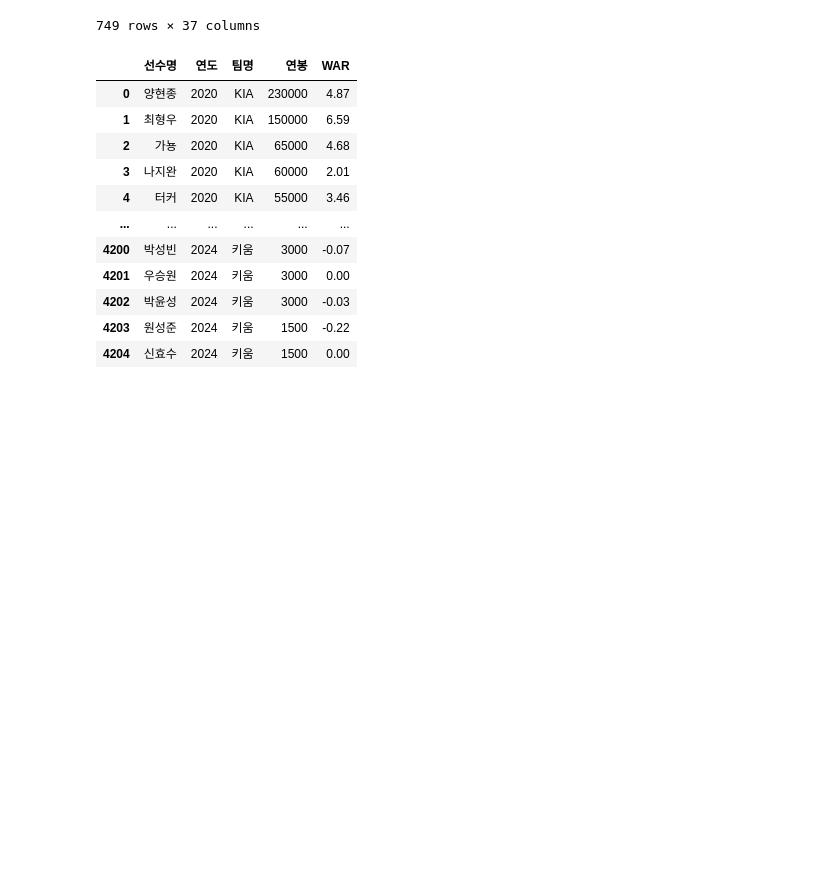
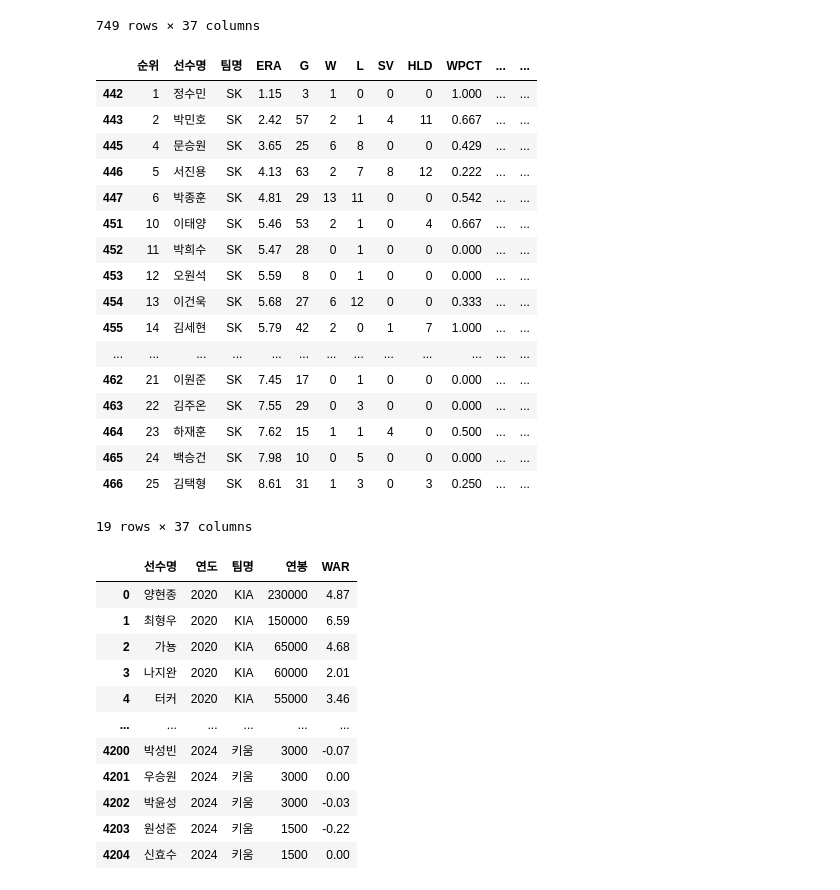
Before and after one commit to jayiuk/mid_project, a Jupyter notebook: get_data.ipynb, the cells around one changed output. Saved outputs shown, nothing was run; the diff lists cells and outputs as text; code cells hidden in the pictures; blank space fills up the shorter version.

```diff
--- a/get_data.ipynb
+++ b/get_data.ipynb
@@ -196,6 +214,28 @@ df_current_salary
 | 1241 | 20 | 박종훈 | SSG | 6.19 | 18 | 2 | 6 | 0 | 0 | 0.250 | ... | ... |
 | 1242 | 21 | 조성훈 | SSG | 6.43 | 2 | 0 | 1 | 0 | 0 | 0.000 | ... | ... |
 749 rows × 37 columns
+# %%
+df_current_salary_sk = df_current_salary.query('팀명 == "SK"')
+df_current_salary_sk
+# %% [output]
+|  | 순위 | 선수명 | 팀명 | ERA | G | W | L | SV | HLD | WPCT | ... | ... |
+| 442 | 1 | 정수민 | SK | 1.15 | 3 | 1 | 0 | 0 | 0 | 1.000 | ... | ... |
+| 443 | 2 | 박민호 | SK | 2.42 | 57 | 2 | 1 | 4 | 11 | 0.667 | ... | ... |
+| 445 | 4 | 문승원 | SK | 3.65 | 25 | 6 | 8 | 0 | 0 | 0.429 | ... | ... |
+| 446 | 5 | 서진용 | SK | 4.13 | 63 | 2 | 7 | 8 | 12 | 0.222 | ... | ... |
+| 447 | 6 | 박종훈 | SK | 4.81 | 29 | 13 | 11 | 0 | 0 | 0.542 | ... | ... |
+| 451 | 10 | 이태양 | SK | 5.46 | 53 | 2 | 1 | 0 | 4 | 0.667 | ... | ... |
+| 452 | 11 | 박희수 | SK | 5.47 | 28 | 0 | 1 | 0 | 0 | 0.000 | ... | ... |
+| 453 | 12 | 오원석 | SK | 5.59 | 8 | 0 | 1 | 0 | 0 | 0.000 | ... | ... |
+| 454 | 13 | 이건욱 | SK | 5.68 | 27 | 6 | 12 | 0 | 0 | 0.333 | ... | ... |
+| 455 | 14 | 김세현 | SK | 5.79 | 42 | 2 | 0 | 1 | 7 | 1.000 | ... | ... |
+| ... | ... | ... | ... | ... | ... | ... | ... | ... | ... | ... | ... | ... |
+| 462 | 21 | 이원준 | SK | 7.45 | 17 | 0 | 1 | 0 | 0 | 0.000 | ... | ... |
+| 463 | 22 | 김주온 | SK | 7.55 | 29 | 0 | 3 | 0 | 0 | 0.000 | ... | ... |
+| 464 | 23 | 하재훈 | SK | 7.62 | 15 | 1 | 1 | 4 | 0 | 0.500 | ... | ... |
+| 465 | 24 | 백승건 | SK | 7.98 | 10 | 0 | 5 | 0 | 0 | 0.000 | ... | ... |
+| 466 | 25 | 김택형 | SK | 8.61 | 31 | 1 | 3 | 0 | 3 | 0.250 | ... | ... |
+19 rows × 37 columns
 # %%
 df_salary_pred = df_salary.copy()
 # %%
```
Also changed, not shown: parts of 4 cells of this notebook, 1 other file.
